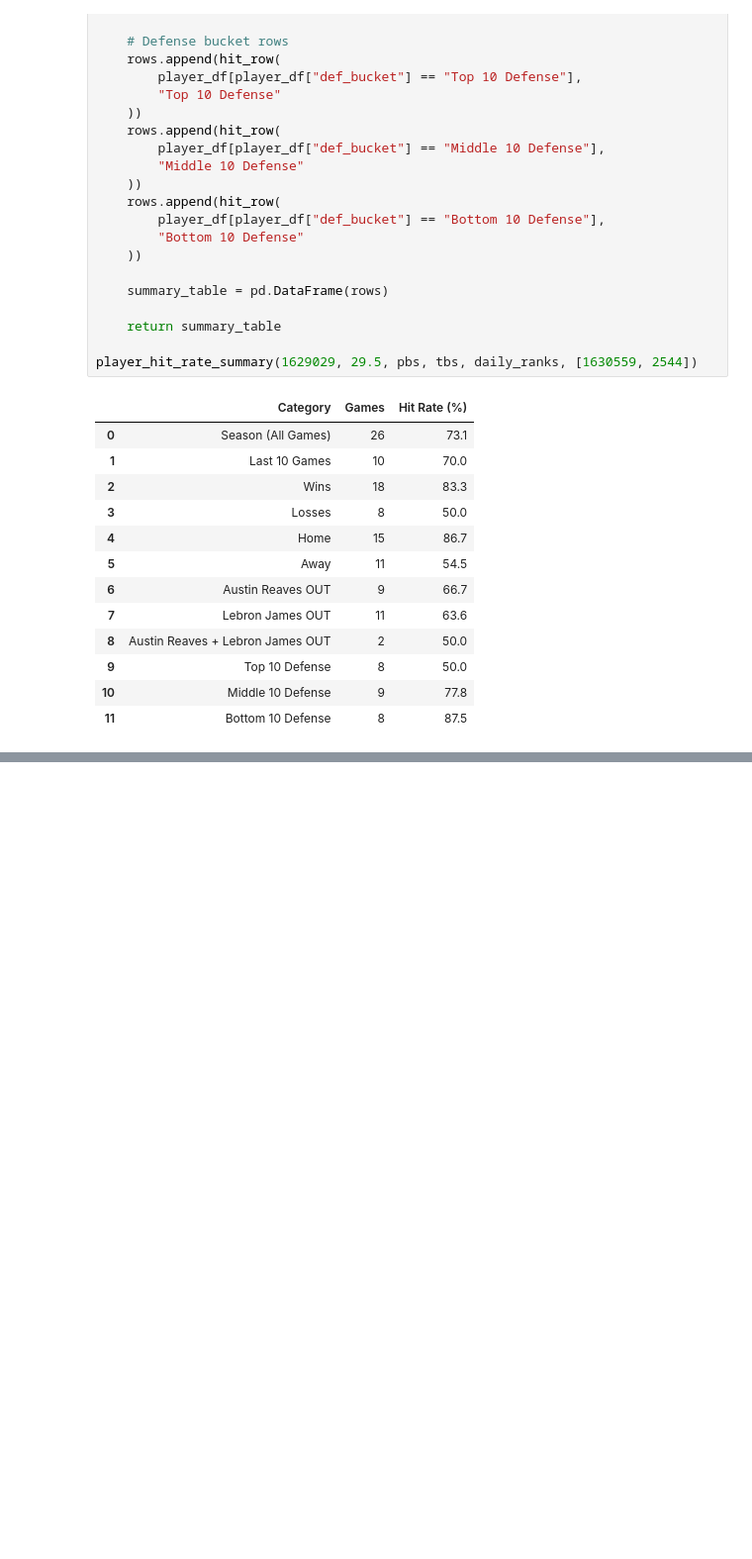
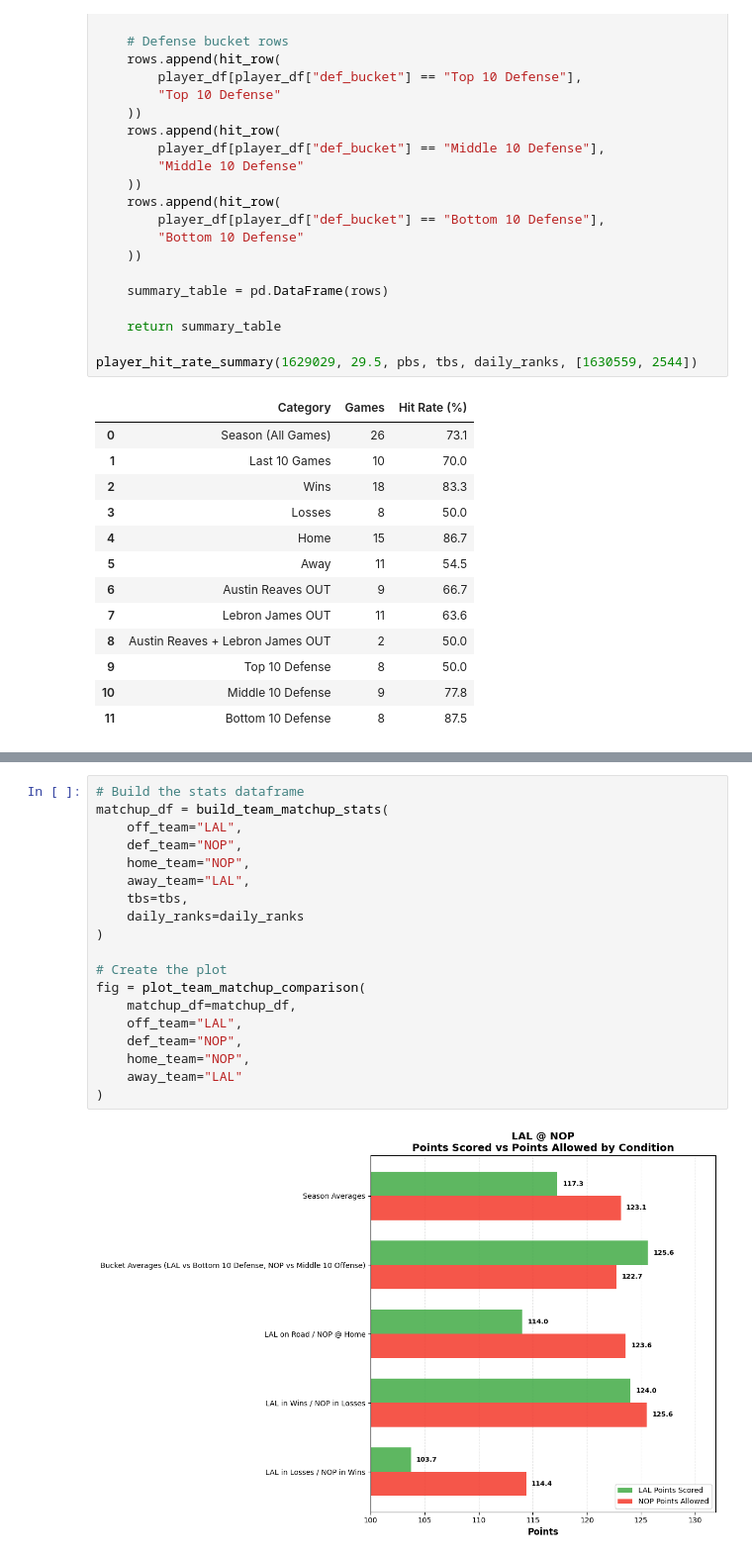
Before and after one commit to sibhisakthivel/nba-game-dashboard-automation, a Jupyter notebook: design.ipynb, the cells around one changed output, grey strips where cells are left out. Shown at 99% size. Saved outputs shown, nothing was run; the diff lists cells and outputs as text; blank space fills up the shorter version.

```diff
--- a/design.ipynb
+++ b/design.ipynb
@@ -3560,0 +4981,21 @@ player_hit_rate_summary(1629029, 29.5, pbs, tbs, daily_ranks, [1630559, 2544])
+# %%
+# Build the stats dataframe
+matchup_df = build_team_matchup_stats(
+    off_team="LAL",
+    def_team="NOP",
+    home_team="NOP",
+    away_team="LAL",
+    tbs=tbs,
+    daily_ranks=daily_ranks
+)
+
+# Create the plot
+fig = plot_team_matchup_comparison(
+    matchup_df=matchup_df,
+    off_team="LAL",
+    def_team="NOP",
+    home_team="NOP",
+    away_team="LAL"
+)
+# %% [output]
+[figure, added]
```
Also changed, not shown: parts of 9 cells of this notebook, 4 other files.
